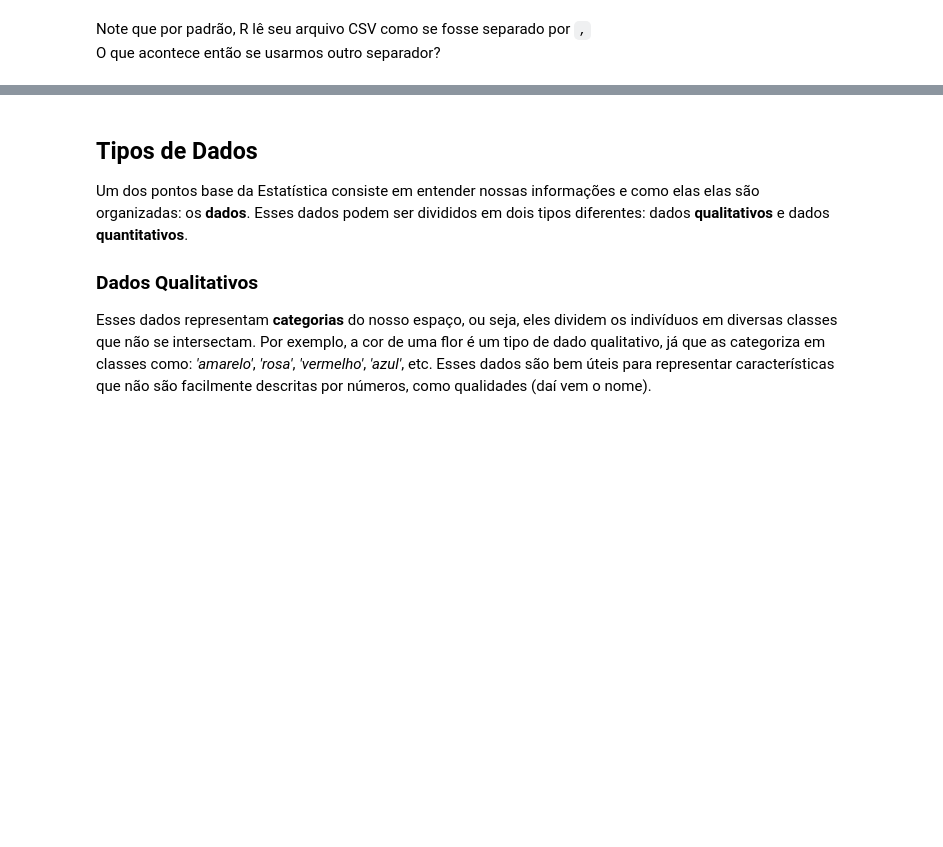
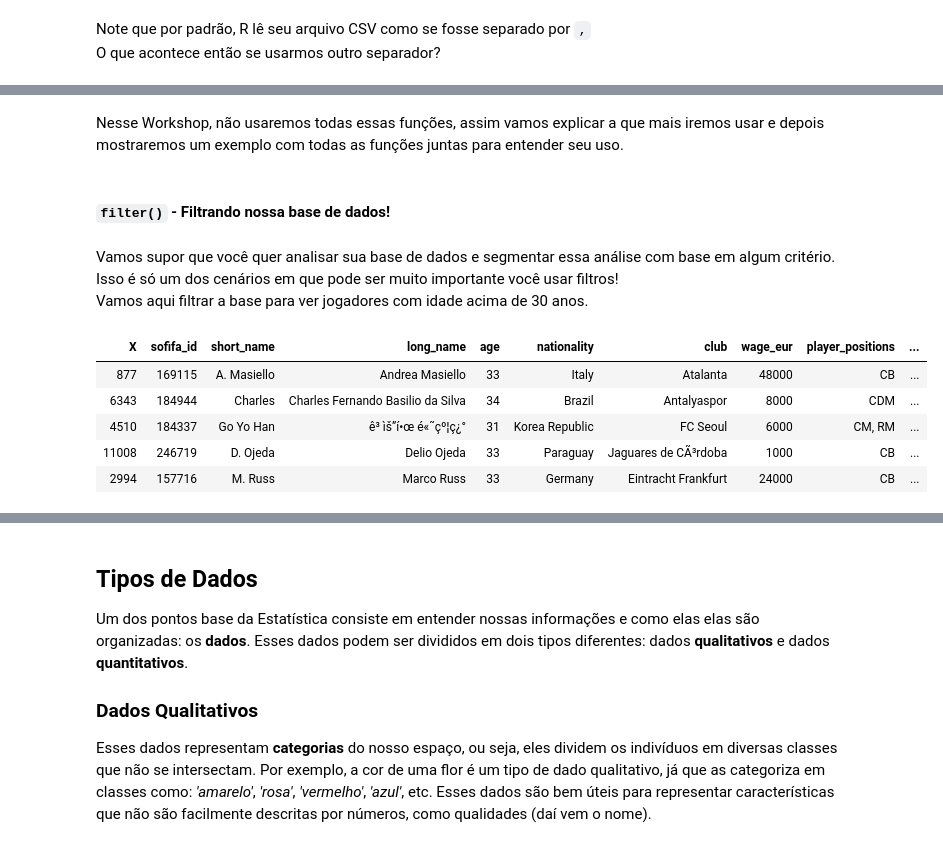
Before and after one commit to turing-usp/workshop_estatistica_com_R, a Jupyter notebook: fifa-participante.ipynb, the cells around one changed output, grey strips where cells are left out. Drawn from its saved outputs; the diff is of its cells as text; code cells hidden in the pictures; blank space fills up the shorter version.

```diff
--- a/adult-gabarito.ipynb
+++ b/fifa-participante.ipynb
@@ -152,0 +230,17 @@ head(adult)
+# %% [markdown]
+Nesse Workshop, não usaremos todas essas funções, assim vamos explicar a que mais iremos usar e depois mostraremos um exemplo com todas as funções juntas para entender seu uso.
+# %% [markdown]
+#### <a id="filter"></a> `filter()` - Filtrando nossa base de dados!
+# %% [markdown]
+Vamos supor que você quer analisar sua base de dados e segmentar essa análise com base em algum critério. Isso é só um dos cenários em que pode ser muito importante você usar filtros!<br>
+Vamos aqui filtrar a base para ver jogadores com idade acima de 30 anos.
+# %%
+filtro_idade <- fifa %>% ...(age > ...)
+head(filtro_idade)
+# %% [output]
+| X | sofifa_id | short_name | long_name | age | nationality | club | wage_eur | player_positions | ... |
+| 877 | 169115 | A. Masiello | Andrea Masiello | 33 | Italy | Atalanta | 48000 | CB | ... |
+| 6343 | 184944 | Charles | Charles Fernando Basilio da Silva | 34 | Brazil | Antalyaspor | 8000 | CDM | ... |
+| 4510 | 184337 | Go Yo Han | ê³ ìš”í•œ é«˜çº¦ç¿° | 31 | Korea Republic | FC Seoul | 6000 | CM, RM | ... |
+| 11008 | 246719 | D. Ojeda | Delio Ojeda | 33 | Paraguay | Jaguares de CÃ³rdoba | 1000 | CB | ... |
+| 2994 | 157716 | M. Russ | Marco Russ | 33 | Germany | Eintracht Frankfurt | 24000 | CB | ... |
```
Also changed, not shown: parts of 74 cells of this notebook, 5 other files.
